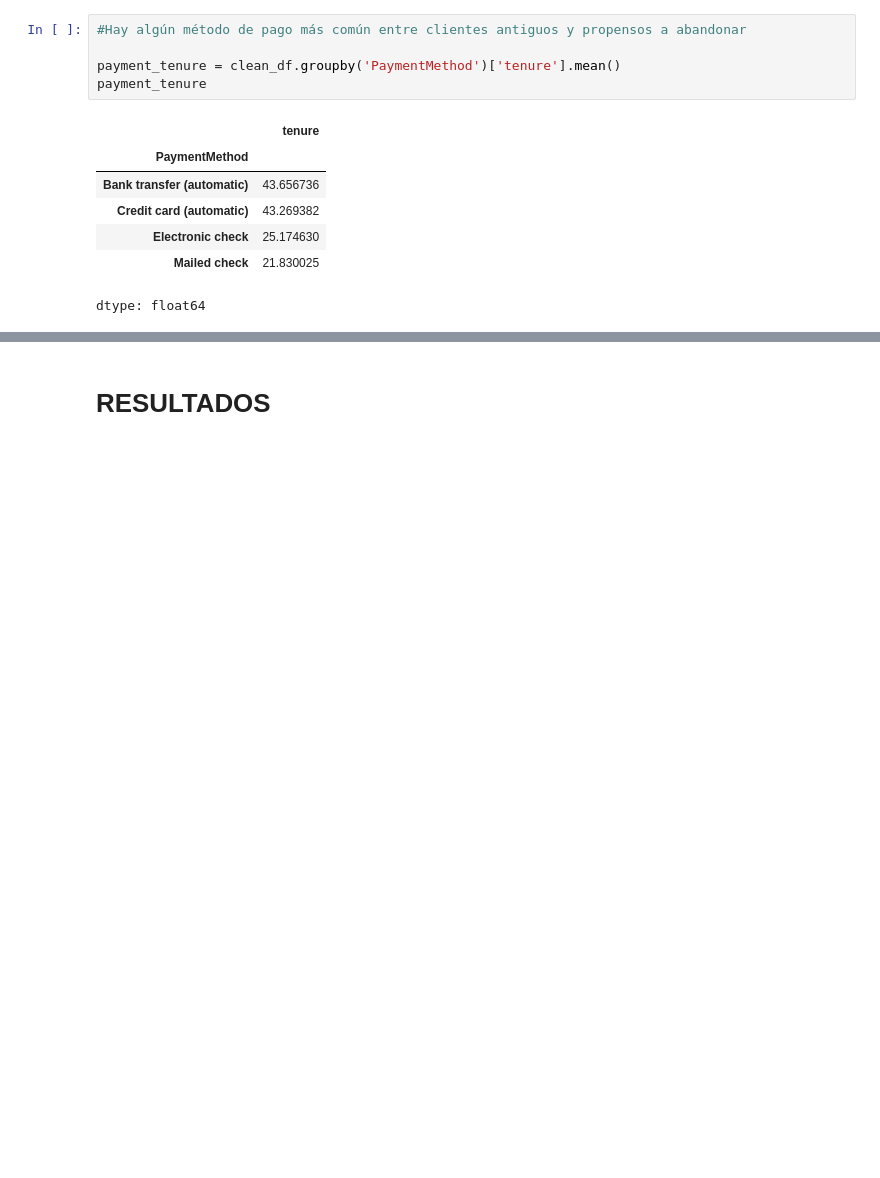
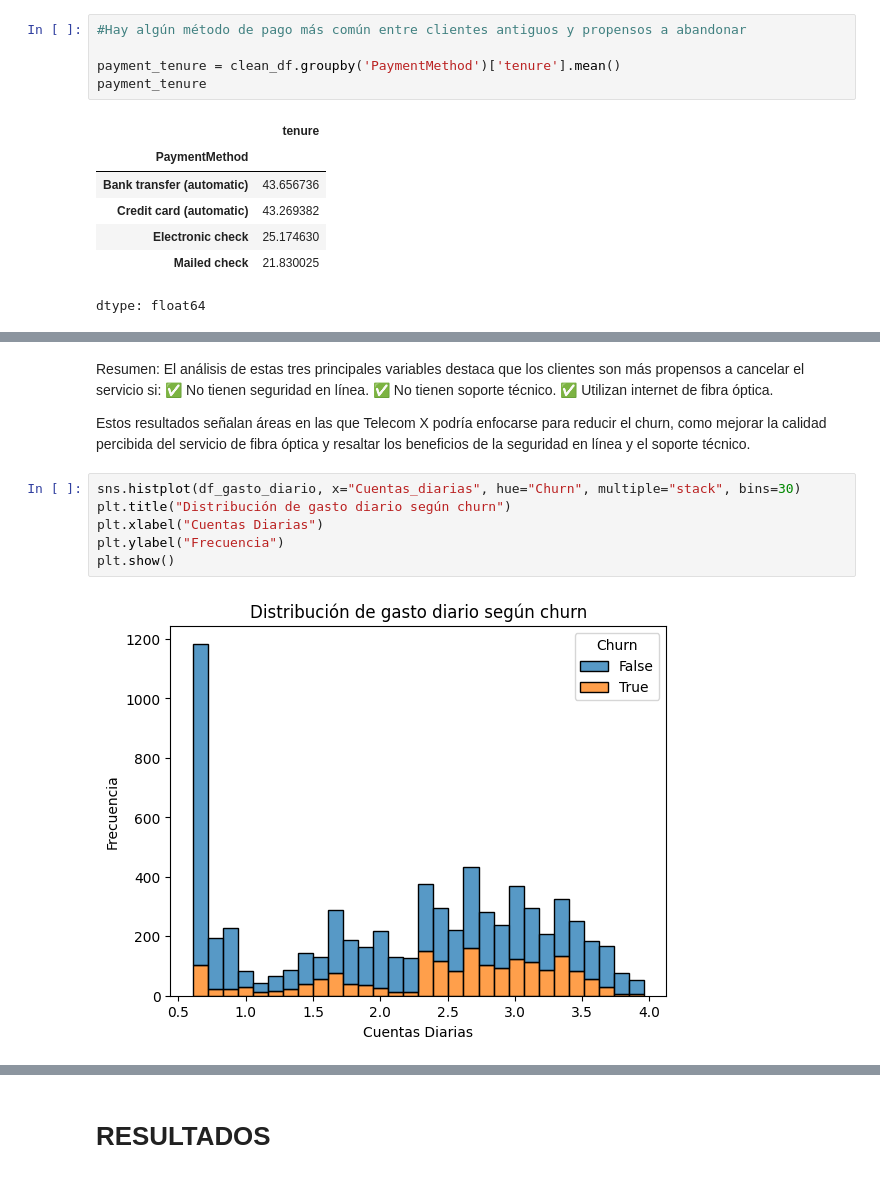
Before and after one commit to mauloredo/Challenge_Telecom_X, a Jupyter notebook: Challenge_Telecom_X.ipynb, the cells around one changed output, grey strips where cells are left out. Saved outputs shown, nothing was run; the diff lists cells and outputs as text; blank space fills up the shorter version.

Commit message:
Se finaliza el análisis. A continuación, se trabajará en la presentación final.

```diff
--- a/Challenge_Telecom_X.ipynb
+++ b/Challenge_Telecom_X.ipynb
@@ -1304,0 +1451,14 @@ dtype: float64
+# %% [markdown]
+
+Resumen:
+El análisis de estas tres principales variables destaca que los clientes son más propensos a cancelar el servicio si: ✅ No tienen seguridad en línea. ✅ No tienen soporte técnico. ✅ Utilizan internet de fibra óptica.
+
+Estos resultados señalan áreas en las que Telecom X podría enfocarse para reducir el churn, como mejorar la calidad percibida del servicio de fibra óptica y resaltar los beneficios de la seguridad en línea y el soporte técnico.
+# %%
+sns.histplot(df_gasto_diario, x="Cuentas_diarias", hue="Churn", multiple="stack", bins=30)
+plt.title("Distribución de gasto diario según churn")
+plt.xlabel("Cuentas Diarias")
+plt.ylabel("Frecuencia")
+plt.show()
+# %% [output]
+[figure, added]
```
Also changed, not shown: parts of 17 cells of this notebook.
